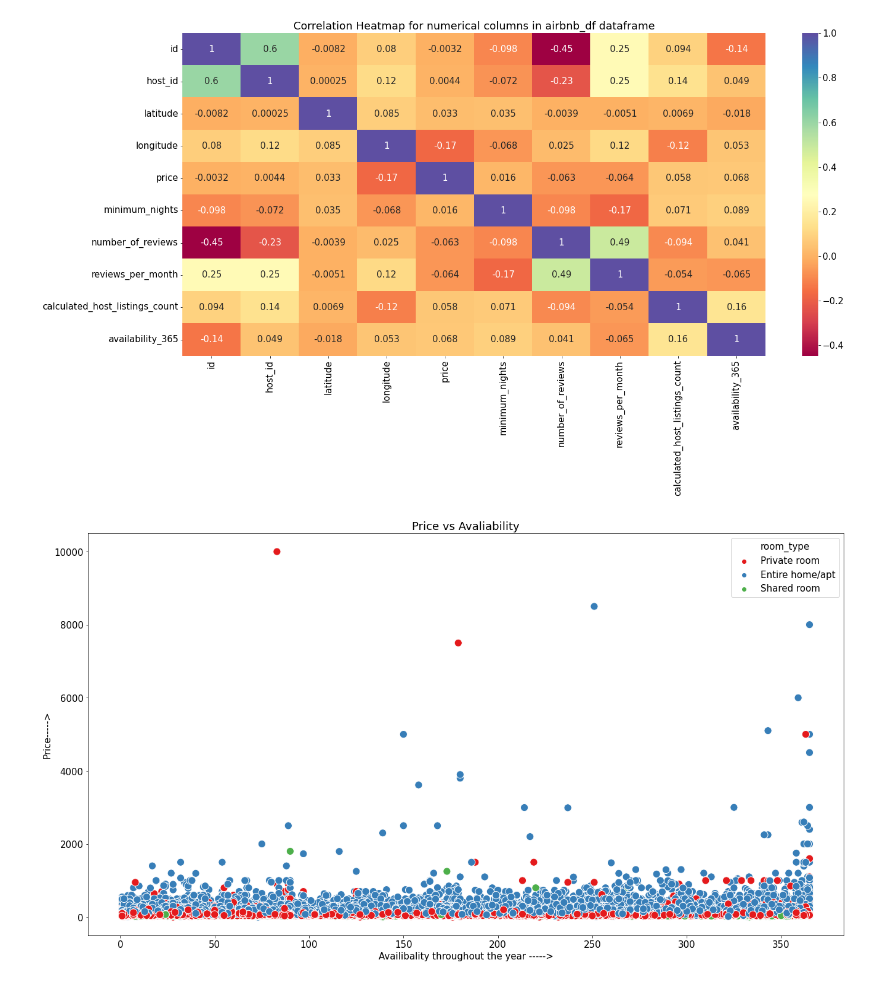
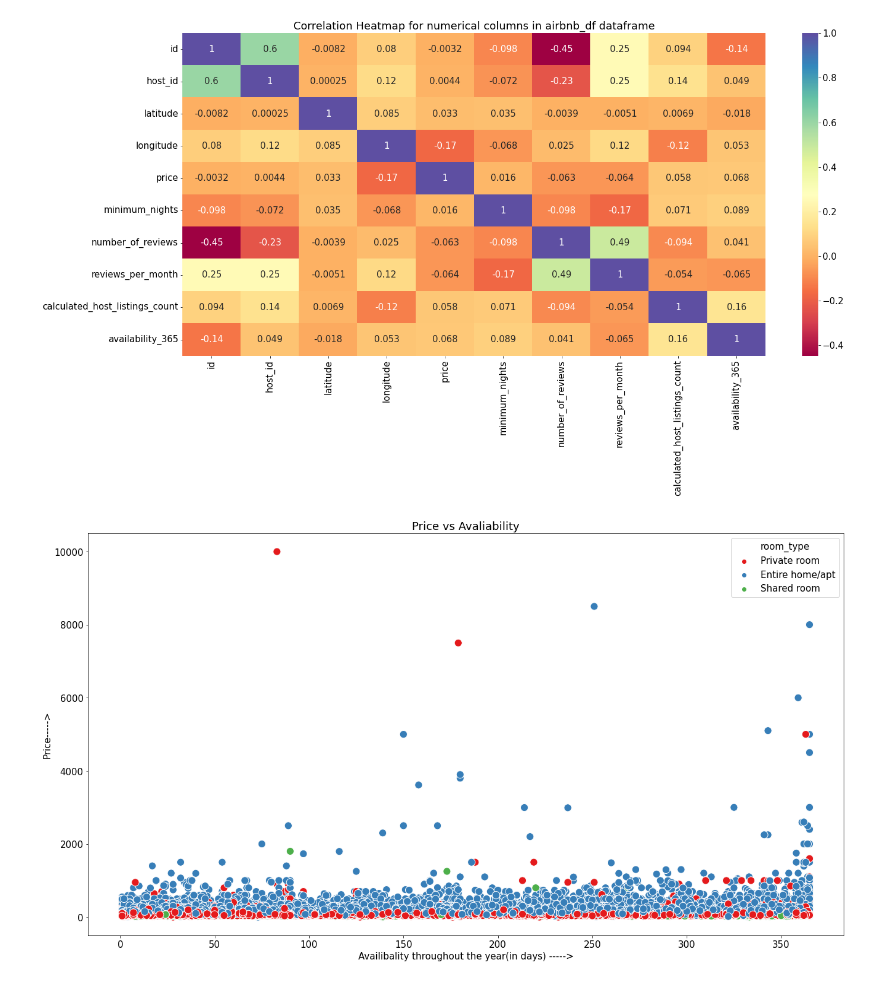
Before and after one commit to amol004/Airbnb-booking-analysis, a Jupyter notebook: Airbnb_bookings_analysis.ipynb, the cells around one changed output. Cells and saved outputs as stored; diff of their text form; code cells hidden in the pictures.

```diff
--- a/Airbnb_bookings_analysis.ipynb
+++ b/Airbnb_bookings_analysis.ipynb
@@ -353,15 +353,12 @@ plt.title("Correlation Heatmap for numerical columns in airbnb_df dataframe")
 sns.heatmap(airbnb_df.corr(),annot=True,cmap='Spectral');
 # %% [output]
 [figure]
-# %%
-# Using log to remove high variance
-airbnb_df['normalized_price'] = np.log2(airbnb_df['price'])
 # %%
 # Relation between price and availability throughout the year
 plt.rcParams['figure.figsize'] = (22,12)  # figure size
 sns.scatterplot(x='availability_365', y='price', hue='room_type', data=airbnb_df, palette='Set1',s=150);
 plt.title('Price vs Avaliability'); # title
 plt.ylabel('Price----->'); # y axis label
-plt.xlabel('Availibality throughout the year ----->');
+plt.xlabel('Availibality throughout the year(in days) ----->');
 # %% [output]
-[figure, old version]
+[figure, new version]
```
Also changed, not shown: parts of 3 cells of this notebook.
